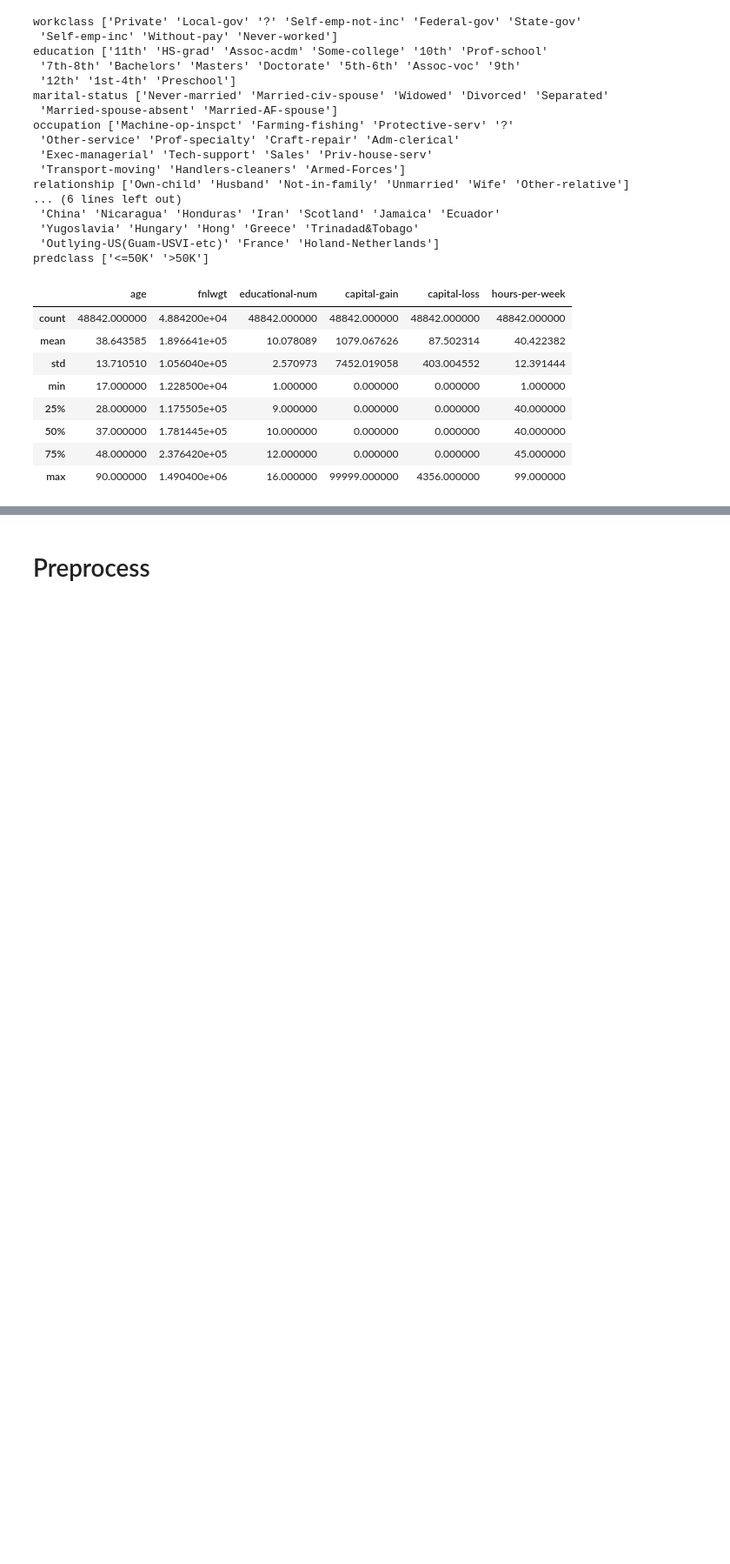
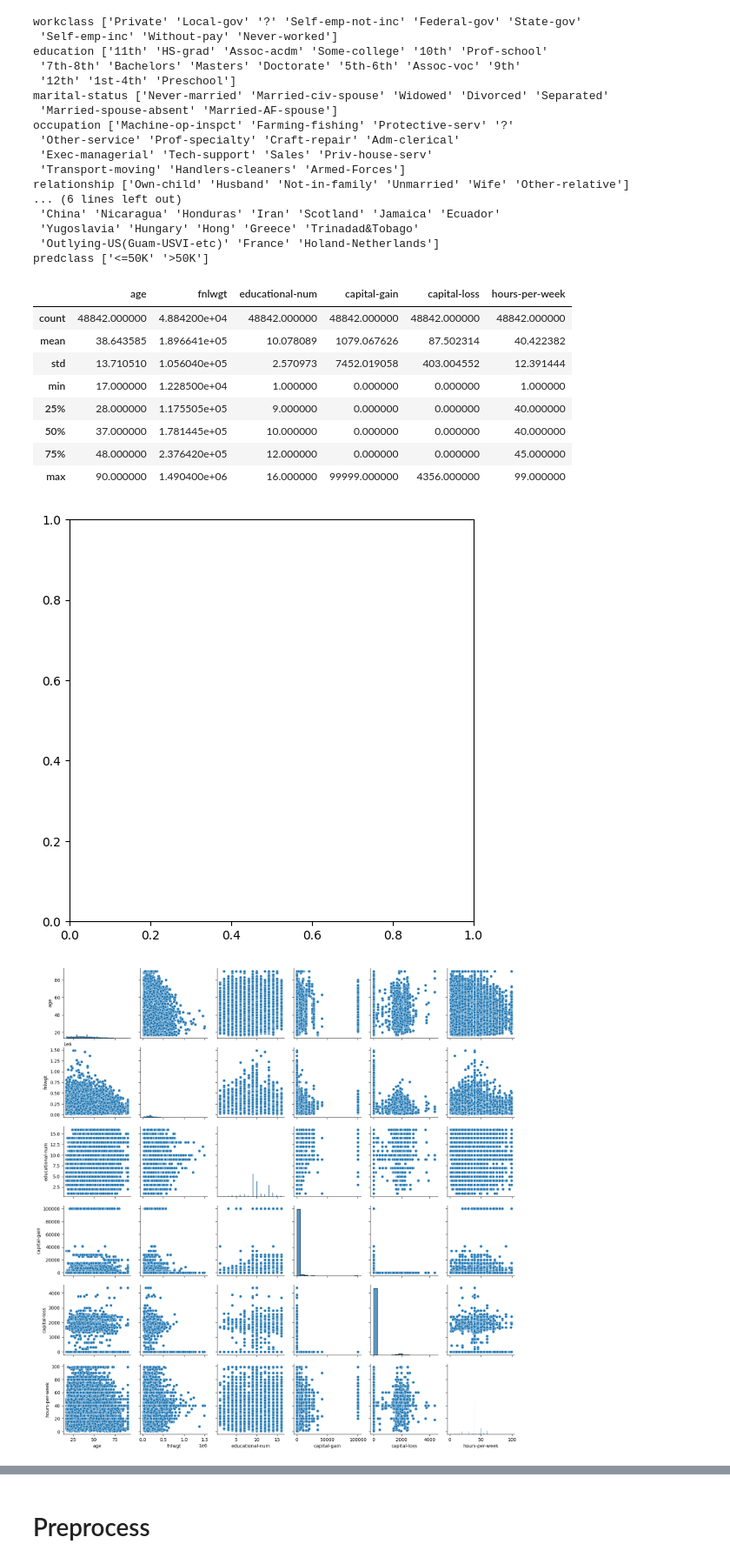
Before and after one commit to snmahsa/Classification, a Jupyter notebook: KNN_in_adult_income.ipynb, the cells around one changed output, grey strips where cells are left out. Shown at 87% size. Cells and saved outputs as stored; diff of their text form; code cells hidden in the pictures; blank space fills up the shorter version.

```diff
--- a/KNN_in_adult_income.ipynb
+++ b/KNN_in_adult_income.ipynb
@@ -151,3 +158,11 @@ data.describe()
 | 50% | 37.000000 | 1.781445e+05 | 10.000000 | 0.000000 | 0.000000 | 40.000000 |
 | 75% | 48.000000 | 2.376420e+05 | 12.000000 | 0.000000 | 0.000000 | 45.000000 |
 | max | 90.000000 | 1.490400e+06 | 16.000000 | 99999.000000 | 4356.000000 | 99.000000 |
+# %%
+#pair plot
+fig, ax = plt.subplots(figsize=(6, 6))
+sns.pairplot(data)
+plt.show()
+# %% [output]
+[figure, added]
+[figure, added]
```
Also changed, not shown: parts of 16 cells of this notebook.
